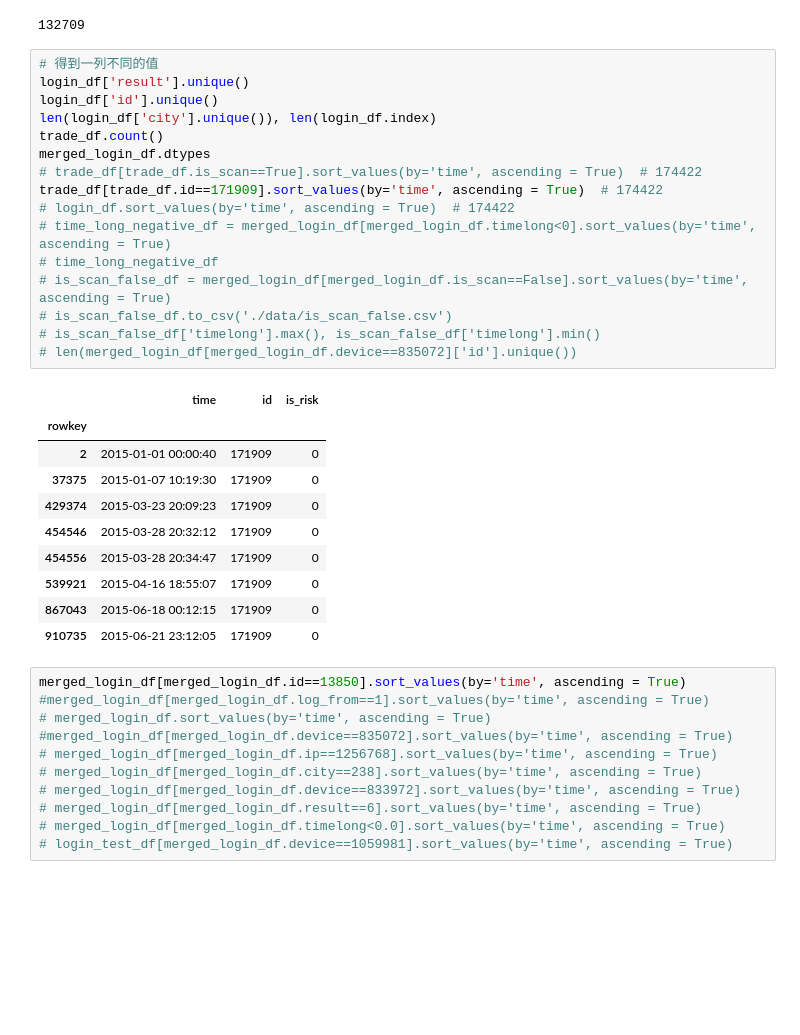
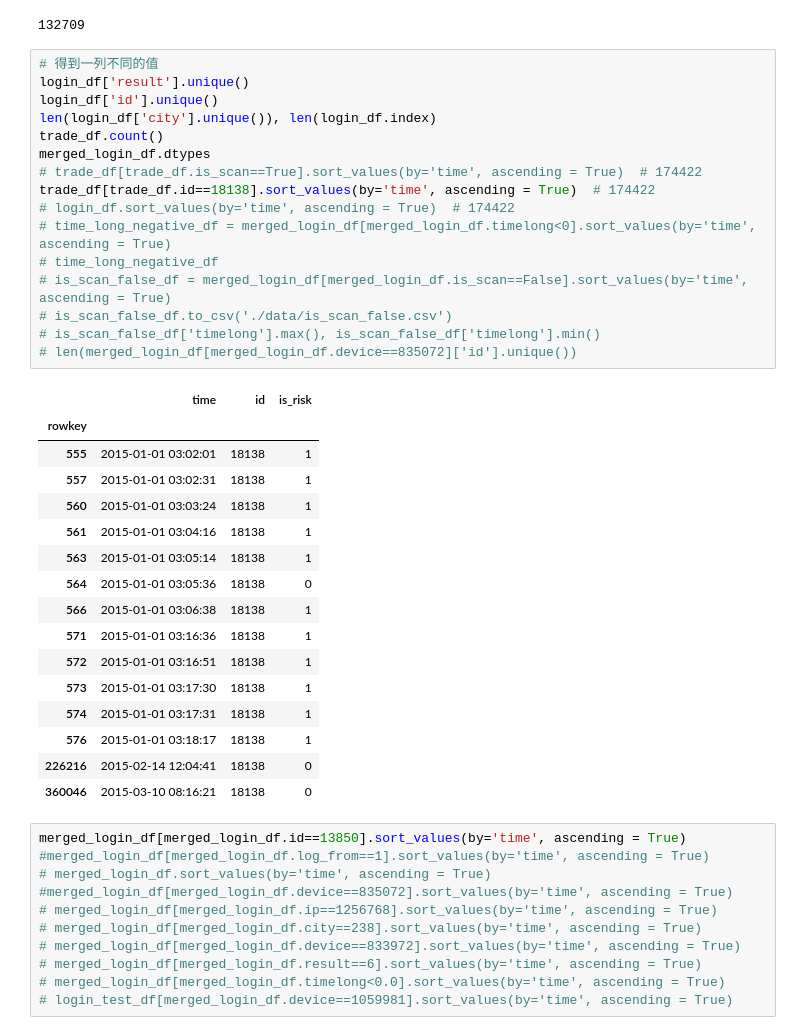
Before and after one commit to tusonggao/Kaggle_code, a Jupyter notebook: jd_contest/jd_contest.ipynb, the cells around one changed output. Saved outputs shown, nothing was run; the diff lists cells and outputs as text; blank space fills up the shorter version.

```diff
--- a/jd_contest/jd_contest.ipynb
+++ b/jd_contest/jd_contest.ipynb
@@ -63,30 +63,36 @@ month_sub_trade_df.shape[0]
 # %%
 # 得到一列不同的值
 login_df['result'].unique()
 login_df['id'].unique()
 len(login_df['city'].unique()), len(login_df.index)
 trade_df.count()
 merged_login_df.dtypes
 # trade_df[trade_df.is_scan==True].sort_values(by='time', ascending = True)  # 174422
-trade_df[trade_df.id==171909].sort_values(by='time', ascending = True)  # 174422
+trade_df[trade_df.id==18138].sort_values(by='time', ascending = True)  # 174422
 # login_df.sort_values(by='time', ascending = True)  # 174422
 # time_long_negative_df = merged_login_df[merged_login_df.timelong<0].sort_values(by='time', ascending = True)
 # time_long_negative_df
 # is_scan_false_df = merged_login_df[merged_login_df.is_scan==False].sort_values(by='time', ascending = True)
 # is_scan_false_df.to_csv('./data/is_scan_false.csv')
 # is_scan_false_df['timelong'].max(), is_scan_false_df['timelong'].min()
 # len(merged_login_df[merged_login_df.device==835072]['id'].unique())
 # %% [output]
 |  | time | id | is_risk |
 | rowkey |  |  |  |
-| 2 | 2015-01-01 00:00:40 | 171909 | 0 |
-| 37375 | 2015-01-07 10:19:30 | 171909 | 0 |
-| 429374 | 2015-03-23 20:09:23 | 171909 | 0 |
-| 454546 | 2015-03-28 20:32:12 | 171909 | 0 |
-| 454556 | 2015-03-28 20:34:47 | 171909 | 0 |
-| 539921 | 2015-04-16 18:55:07 | 171909 | 0 |
-| 867043 | 2015-06-18 00:12:15 | 171909 | 0 |
-| 910735 | 2015-06-21 23:12:05 | 171909 | 0 |
+| 555 | 2015-01-01 03:02:01 | 18138 | 1 |
+| 557 | 2015-01-01 03:02:31 | 18138 | 1 |
+| 560 | 2015-01-01 03:03:24 | 18138 | 1 |
+| 561 | 2015-01-01 03:04:16 | 18138 | 1 |
+| 563 | 2015-01-01 03:05:14 | 18138 | 1 |
+| 564 | 2015-01-01 03:05:36 | 18138 | 0 |
+| 566 | 2015-01-01 03:06:38 | 18138 | 1 |
+| 571 | 2015-01-01 03:16:36 | 18138 | 1 |
+| 572 | 2015-01-01 03:16:51 | 18138 | 1 |
+| 573 | 2015-01-01 03:17:30 | 18138 | 1 |
+| 574 | 2015-01-01 03:17:31 | 18138 | 1 |
+| 576 | 2015-01-01 03:18:17 | 18138 | 1 |
+| 226216 | 2015-02-14 12:04:41 | 18138 | 0 |
+| 360046 | 2015-03-10 08:16:21 | 18138 | 0 |
 # %%
 merged_login_df[merged_login_df.id==13850].sort_values(by='time', ascending = True)
 #merged_login_df[merged_login_df.log_from==1].sort_values(by='time', ascending = True)
```
Also changed, not shown: 1 other file.
